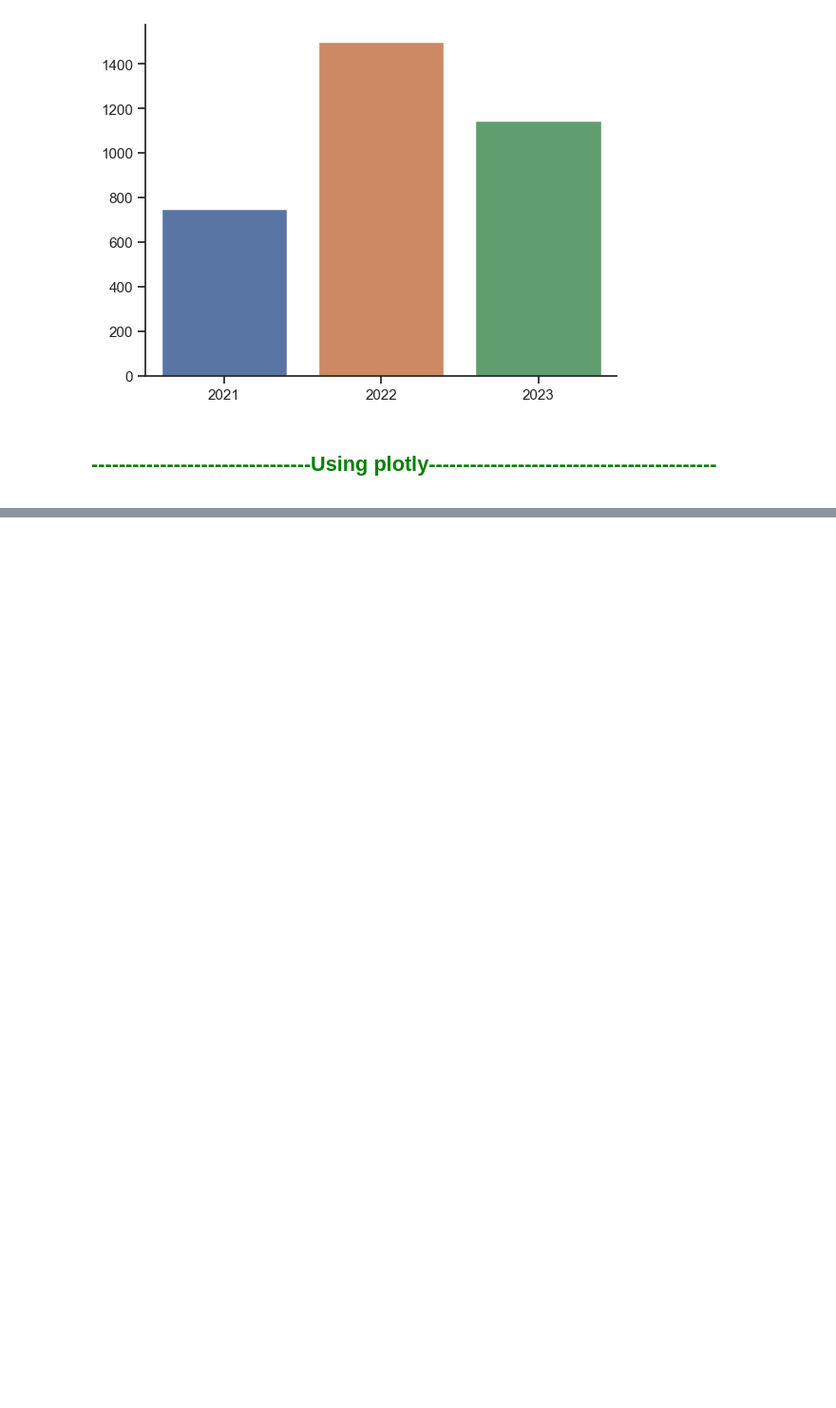
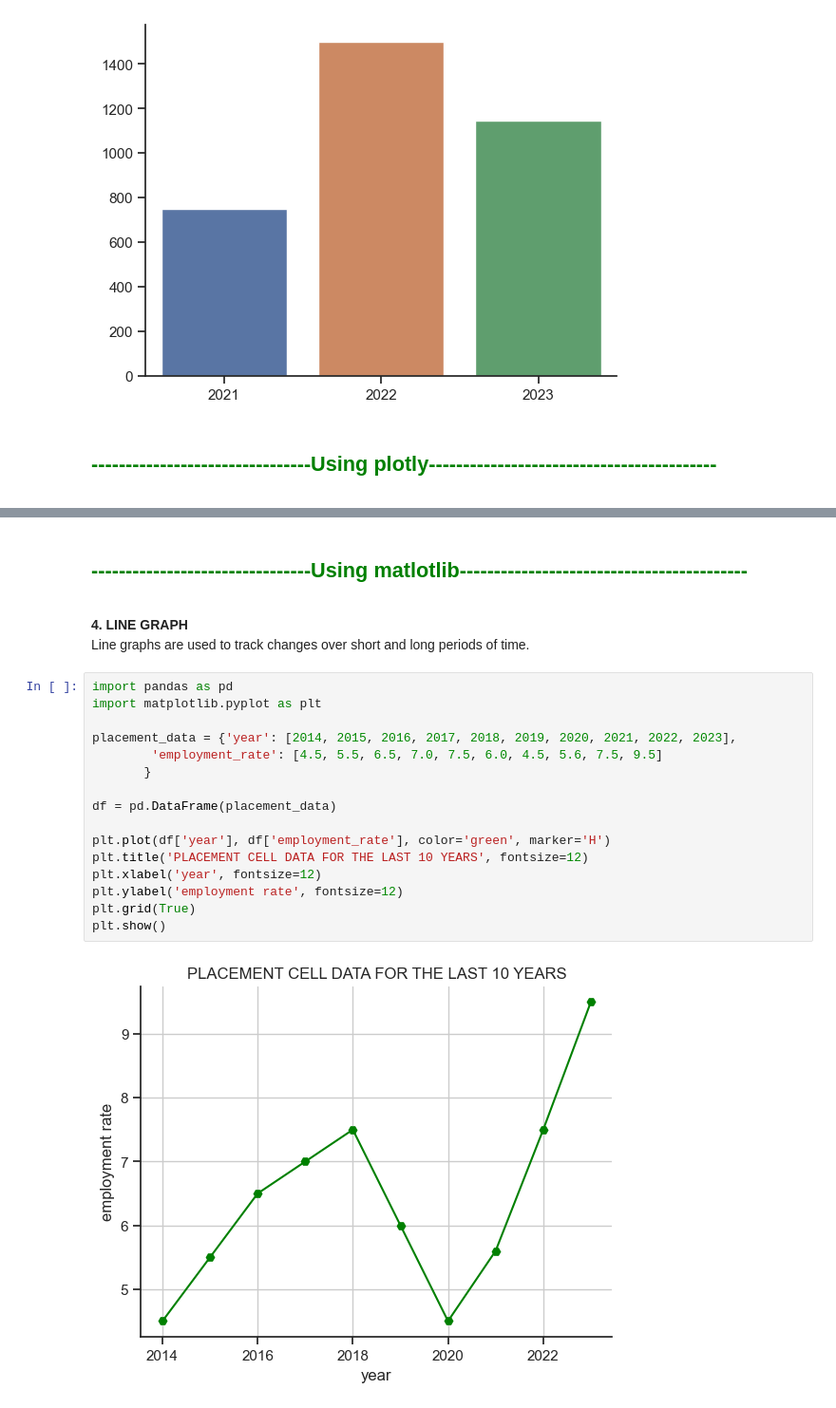
Before and after one commit to bkurian6601/CSCN8010-lab-submissions, a Jupyter notebook: students_submissions/8946601/lab2.ipynb, the cells around one changed output, grey strips where cells are left out. Shown at 95% size. Drawn from its saved outputs; the diff is of its cells as text; blank space fills up the shorter version.

```diff
--- a/students_submissions/8946601/lab2.ipynb
+++ b/students_submissions/8946601/lab2.ipynb
@@ -76,0 +77,23 @@ fig.show()
+# %% [markdown]
+<font color="Green"><h2><b>--------------------------------Using matlotlib------------------------------------------<b></h2></font>
+# %% [markdown]
+<b>4. LINE GRAPH</b><br>
+Line graphs are used to track changes over short and long periods of time.
+# %%
+import pandas as pd
+import matplotlib.pyplot as plt
+
+placement_data = {'year': [2014, 2015, 2016, 2017, 2018, 2019, 2020, 2021, 2022, 2023],
+        'employment_rate': [4.5, 5.5, 6.5, 7.0, 7.5, 6.0, 4.5, 5.6, 7.5, 9.5]
+       }
+
+df = pd.DataFrame(placement_data)
+
+plt.plot(df['year'], df['employment_rate'], color='green', marker='H')
+plt.title('PLACEMENT CELL DATA FOR THE LAST 10 YEARS', fontsize=12)
+plt.xlabel('year', fontsize=12)
+plt.ylabel('employment rate', fontsize=12)
+plt.grid(True)
+plt.show()
+# %% [output]
+[figure, added]
```
Also changed, not shown: parts of 6 cells of this notebook, 3 other files.
